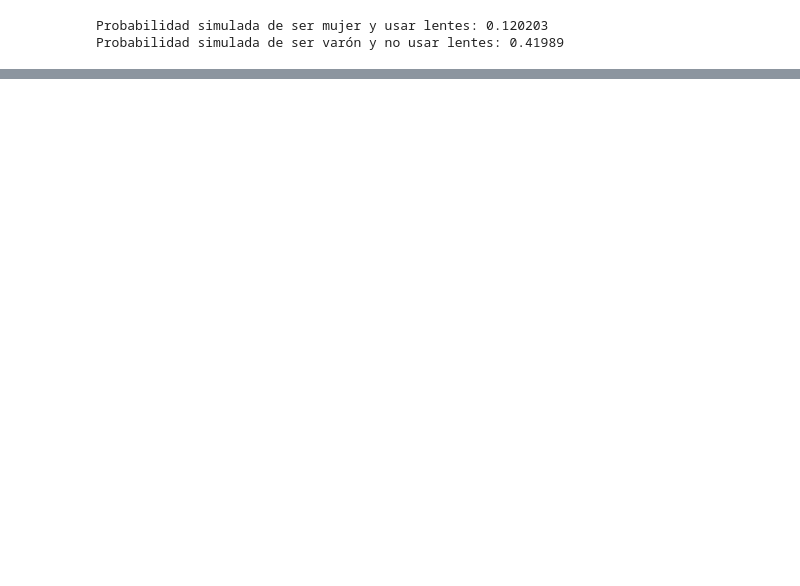
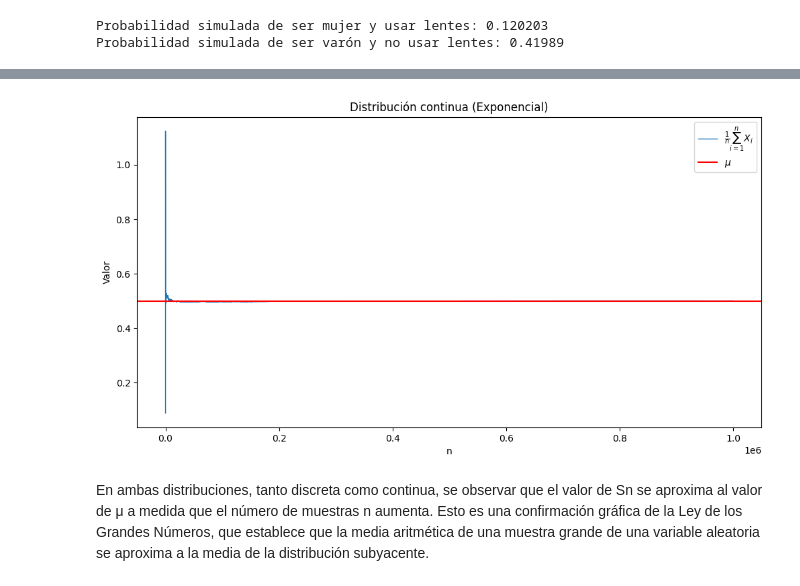
Before and after one commit to rsmith1220/Lab4ModSim, a Jupyter notebook: Lab4.ipynb, the cells around one changed output, grey strips where cells are left out. Saved outputs shown, nothing was run; the diff lists cells and outputs as text; code cells hidden in the pictures; blank space fills up the shorter version.

```diff
--- a/Lab4.ipynb
+++ b/Lab4.ipynb
@@ -47,0 +114,25 @@ Probabilidad simulada de ser varón y no usar lentes: 0.41989
+# %%
+# Parámetros de la distribución exponencial
+lambda_exp = 2
+mu_exp = 1 / lambda_exp
+
+# Generar n=1,000,000 valores usando el método de transformada inversa
+U_exp = np.random.rand(N)
+exponential_values = -np.log(1 - U_exp) / lambda_exp
+
+# Calcular medias aritméticas parciales
+S_n_exp = np.cumsum(exponential_values) / np.arange(1, N + 1)
+
+# Gráfica
+plt.figure(figsize=(12, 6))
+plt.plot(S_n_exp, label=r'$\frac{1}{n}\sum_{i=1}^{n}X_i$', lw=1)
+plt.axhline(y=mu_exp, color='r', linestyle='-', label=r'$\mu$')
+plt.xlabel('n')
+plt.ylabel('Valor')
+plt.legend()
+plt.title('Distribución continua (Exponencial)')
+plt.show()
+# %% [output]
+[figure, added]
+# %% [markdown]
+En ambas distribuciones, tanto discreta como continua, se observar que el valor de Sn se aproxima al valor de μ a medida que el número de muestras n aumenta. Esto es una confirmación gráfica de la Ley de los Grandes Números, que establece que la media aritmética de una muestra grande de una variable aleatoria se aproxima a la media de la distribución subyacente.
```
Also changed, not shown: parts of 5 cells of this notebook.
